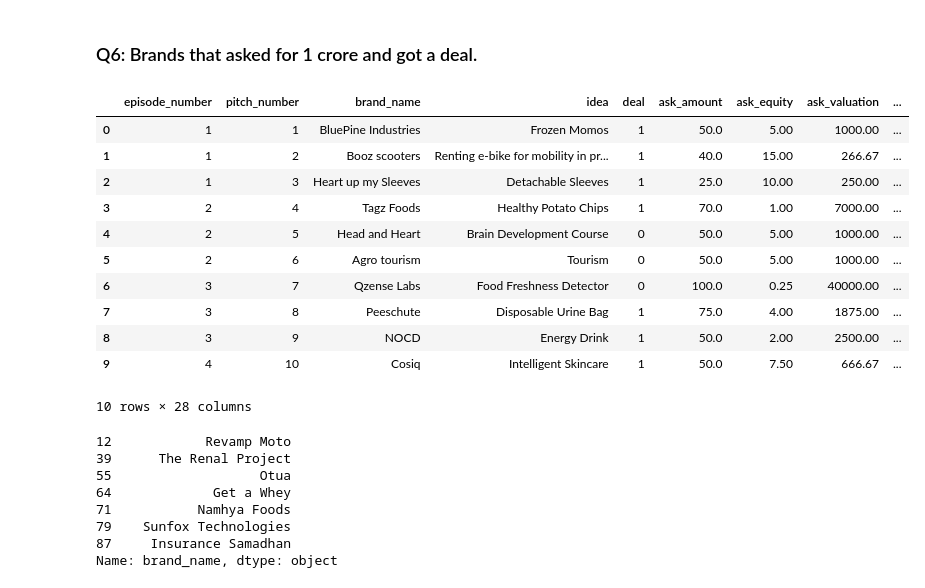
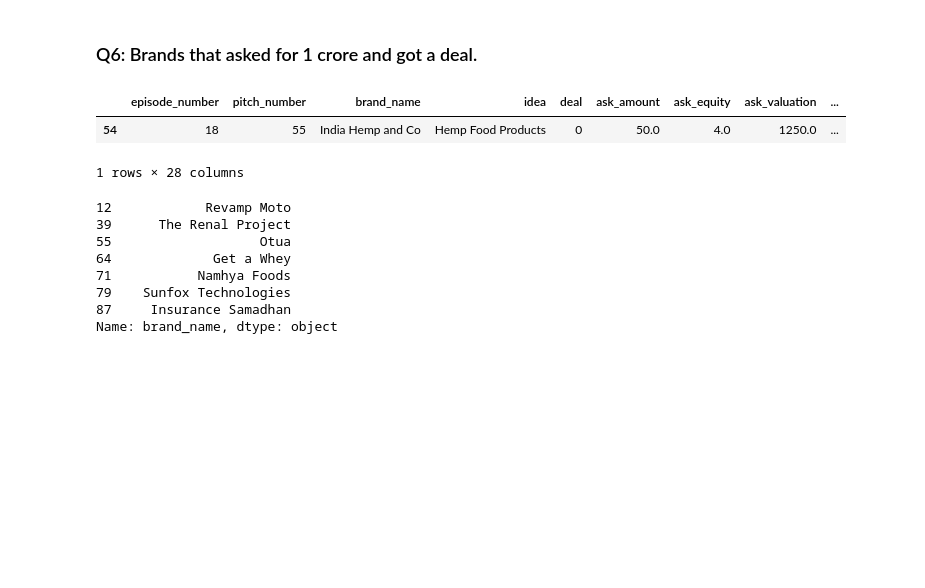
Before and after one commit to MoyukhRoy/Exploratory-Data-Analysis-EDA-, a Jupyter notebook: Shark tank/EDA_Sharktank.ipynb, the cells around one changed output. Drawn from its saved outputs; the diff is of its cells as text; code cells hidden in the pictures; blank space fills up the shorter version.

```diff
--- a/Shark tank/EDA_Sharktank.ipynb
+++ b/Shark tank/EDA_Sharktank.ipynb
@@ -4,5 +6,5 @@ import numpy as np
 # %%
-df = pd.read_excel("C:\\Users\\user\\3D Objects\\EDA_Shark_Tank_India.xlsx")
+df = pd.read_excel("C:\\Users\\user\\3D Objects\\Exploratory-Data-Analysis-EDA-\\Shark tank\\EDA_Shark_Tank_India.xlsx")
 df.head(10)
 # %% [output]
 |  | episode_number | pitch_number | brand_name | idea | deal | pitcher_ask_amount | ask_equity | ... |
@@ -193,20 +253,11 @@ episode
 ### Q6: Brands that asked for 1 crore and got a deal.
 # %%
 df.rename(columns={'pitcher_ask_amount': 'ask_amount'},inplace="True")
-df.head(10)
+df.sample()
 # %% [output]
 |  | episode_number | pitch_number | brand_name | idea | deal | ask_amount | ask_equity | ask_valuation | ... |
-| 0 | 1 | 1 | BluePine Industries | Frozen Momos | 1 | 50.0 | 5.00 | 1000.00 | ... |
-| 1 | 1 | 2 | Booz scooters | Renting e-bike for mobility in pr... | 1 | 40.0 | 15.00 | 266.67 | ... |
-| 2 | 1 | 3 | Heart up my Sleeves | Detachable Sleeves | 1 | 25.0 | 10.00 | 250.00 | ... |
-| 3 | 2 | 4 | Tagz Foods | Healthy Potato Chips | 1 | 70.0 | 1.00 | 7000.00 | ... |
-| 4 | 2 | 5 | Head and Heart | Brain Development Course | 0 | 50.0 | 5.00 | 1000.00 | ... |
-| 5 | 2 | 6 | Agro tourism | Tourism | 0 | 50.0 | 5.00 | 1000.00 | ... |
-| 6 | 3 | 7 | Qzense Labs | Food Freshness Detector | 0 | 100.0 | 0.25 | 40000.00 | ... |
-| 7 | 3 | 8 | Peeschute | Disposable Urine Bag | 1 | 75.0 | 4.00 | 1875.00 | ... |
-| 8 | 3 | 9 | NOCD | Energy Drink | 1 | 50.0 | 2.00 | 2500.00 | ... |
-| 9 | 4 | 10 | Cosiq | Intelligent Skincare | 1 | 50.0 | 7.50 | 666.67 | ... |
+| 54 | 18 | 55 | India Hemp and Co | Hemp Food Products | 0 | 50.0 | 4.0 | 1250.0 | ... |
-10 rows × 28 columns
+1 rows × 28 columns
 # %%
 brands_deal = df[(df['ask_amount'] == 100) & (df['deal'] == 1)]['brand_name']
 
```
Also changed, not shown: parts of 10 cells of this notebook.
